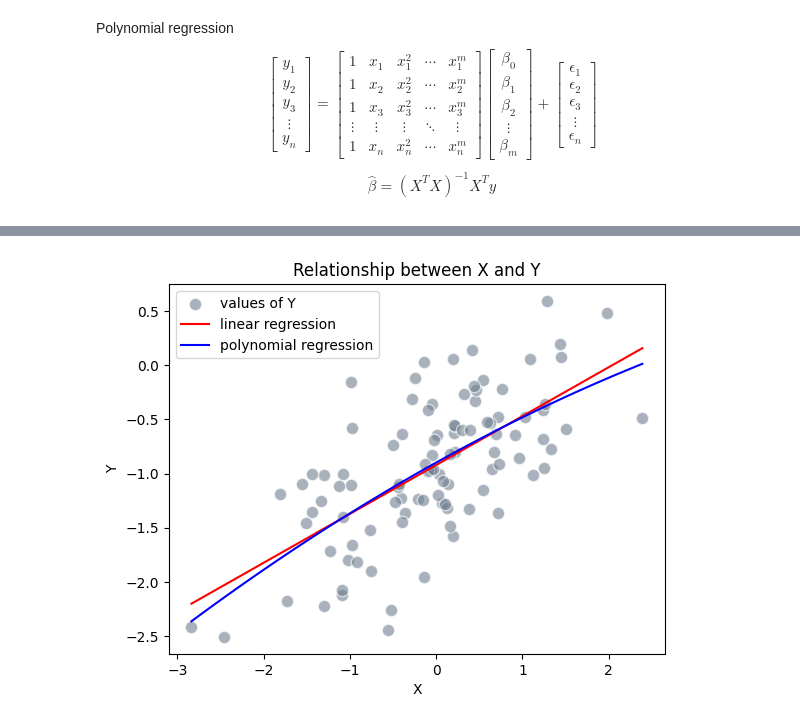
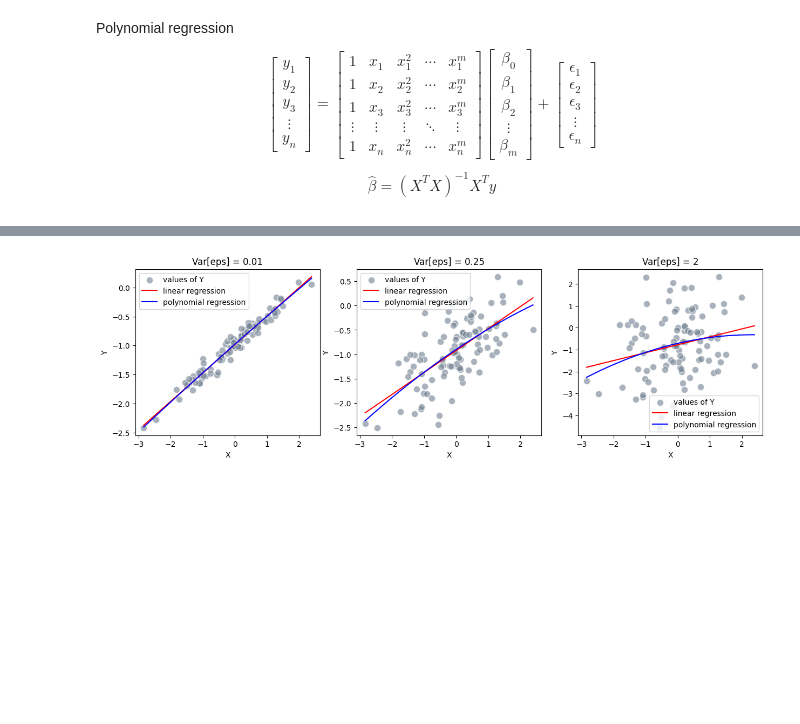
Before and after one commit to zalewski26/data-mining-2023, a Jupyter notebook: regression/linear_regression.ipynb, the cells around one changed output, grey strips where cells are left out. Saved outputs shown, nothing was run; the diff lists cells and outputs as text; code cells hidden in the pictures; blank space fills up the shorter version.

```diff
--- a/regression/linear_regression.ipynb
+++ b/regression/linear_regression.ipynb
@@ -110,38 +109,64 @@ $$
 $$
 \hat{\beta} = (X^TX)^{-1}X^Ty
 $$
+# %%
+def regression(X, Y, k=1):
+    X_matrix = np.column_stack([X**i for i in range(k + 1)])
+    beta_vector = np.matmul(
+        np.linalg.inv(np.matmul(X_matrix.transpose(), X_matrix)),
+        np.matmul(X_matrix.transpose(), Y),
+    )
+    return beta_vector
+# %%
+def calc_standard_errors(X, eps_var):
+    n = len(X)
+    x_mean = X.mean()
+    sum_of_squares = sum((X - x_mean)**2)
+    se_b0 = np.sqrt(eps_var * (1/n + x_mean**2 / sum_of_squares))
+    se_b1 = np.sqrt(eps_var / sum_of_squares)
+    return se_b0, se_b1
 # %%
 k = 2
+variances = [0.01, 0.25, 2]
 
-X_matrix = np.column_stack([X**i for i in range(k+1)])
+fig = plt.figure(figsize=(15, 4))
+for i in range(3):
+    random.seed(1)
+    X = np.array([random.gauss(0, 1) for _ in range(100)])
+    eps = np.array([random.gauss(0, sqrt(variances[i])) for _ in range(100)])
+    Y = -1 + 0.5 * X + eps
 
-beta_vector = np.matmul(
-    np.linalg.inv(np.matmul(X_matrix.transpose(), X_matrix)),
-    np.matmul(X_matrix.transpose(), Y),
-)
-print(f"\u03B2 = {beta_vector}")
+    beta_0, beta_1 = regression(X, Y)
+    beta_vector = regression(X, Y, k)
 
-x_values = np.linspace(min(X), max(X), 100)
-original_values = -1 + 0.5 * x_values
-estimated_1d_values = beta_0 + beta_1 * x_values
-estimated_2d_values = sum([beta_vector[i] * x_values**i for i in range(k+1)])
+    se_b0, se_b1 = calc_standard_errors(X, variances[i])
 
-plt.scatter(X, Y, color="slategrey", alpha=0.6, edgecolors="w", s=80, label="values of Y")
-# plt.plot(x_values, original_values, color="black", label=f"original")
-plt.plot(x_values, estimated_1d_values, color="red", label=f"linear regression")
-plt.plot(x_values, estimated_2d_values, color="blue", label=f"polynomial regression")
-plt.xlabel("X")
-plt.ylabel("Y")
-plt.title("Relationship between X and Y")
-plt.legend()
+    x_values = np.linspace(min(X), max(X), 100)
+    original_values = -1 + 0.5 * x_values
+    estimated_1d_values = beta_0 + beta_1 * x_values
+    estimated_kd_values = sum([beta_vector[i] * x_values**i for i in range(k + 1)])
+
+    fig.add_subplot(1, 3, i + 1)
+    plt.scatter(X, Y, color="slategrey", alpha=0.6, edgecolors="w", s=80, label="values of Y")
+    # plt.plot(x_values, original_values, color="black", label=f"original")
+    plt.plot(x_values, estimated_1d_values, color="red", label=f"linear regression")
+    plt.plot(x_values, estimated_kd_values, color="blue", label=f"polynomial regression")
+    plt.xlabel("X")
+    plt.ylabel("Y")
+    plt.title(f"Var[eps] = {variances[i]}")
+    plt.legend()
+    print(f"Var[eps]: {variances[i]}")
+    print("\tOriginal:")
+    print(f"\t\t\u03B2: [-1, 0.5]")
+    print(f"\t\tMSE: {mse(Y, -1 + 0.5*X):.3f} \tR^2: {r_squared(Y, -1 + 0.5*X):.3f}")
+    print("\tLinear:")
+    print(f"\t\t\u03B2: [{beta_0:.3f}, {beta_1:.3f}]")
+    print(f"\t\t\u03B20 conf: [{beta_0 - 2*se_b0:.3f}, {beta_0 + 2*se_b0:.3f} ] \t\u03B21 conf: [{beta_1 - 2*se_b1:.3f}, {beta_1 + 2*se_b1:.3f} ]")
+    print(f"\t\tMSE: {mse(Y, beta_0 + beta_1*X):.3f}, \tR^2: {r_squared(Y, beta_0 + beta_1*X):.3f}")
+    print("\tPolynomial:")
+    print(f"\t\t\u03B2: {beta_vector}")
+    print(
+        f"\t\tMSE: {mse(Y, sum([beta_vector[i] * X**i for i in range(k+1)])):.3f} \tR^2: {r_squared(Y, sum([beta_vector[i] * X**i for i in range(k+1)])):.3f}"
+    )
 plt.show()
-
-
-print(f"Original MSE: {mse(Y, -1 + 0.5*X)}")
-print(f"Linear MSE: {mse(Y, beta_0 + beta_1*X)}")
-print(f"Polynomial MSE: {mse(Y, sum([beta_vector[i] * X**i for i in range(k+1)]))}")
-print()
-print(f"Original R^2: {r_squared(Y, -1 + 0.5*X)}")
-print(f"Linear R^2: {r_squared(Y, beta_0 + beta_1*X)}")
-print(f"Polynomial R^2: {r_squared(Y, sum([beta_vector[i] * X**i for i in range(k+1)]))}")
 # %% [output]
@@ -149 +190 @@ print(f"Polynomial R^2: {r_squared(Y, sum([beta_vector[i] * X**i for i in range(
-[figure, old version]
+[figure, new version]
```
Also changed, not shown: parts of 4 cells of this notebook, 2 other files.
